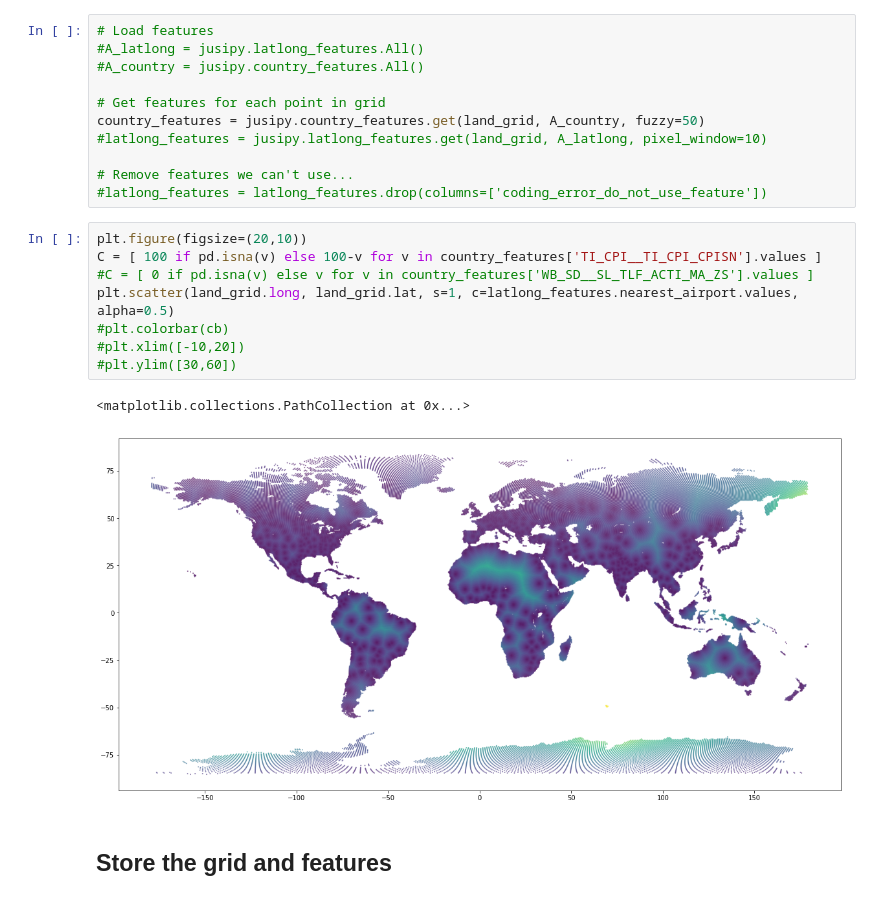
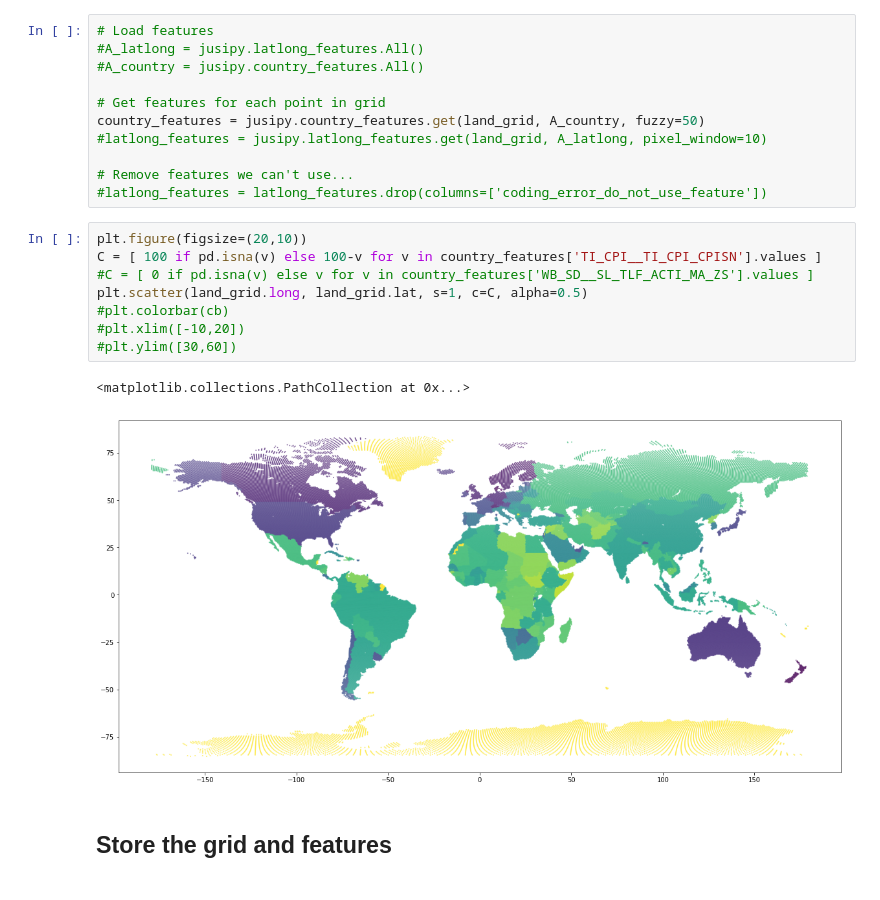
Before and after one commit to thiesgehrmann/JuSiPy_Asser, a Jupyter notebook: 2_pipeline_generate_grid.ipynb, the cells around one changed output. Cells and saved outputs as stored; diff of their text form.

```diff
--- a/2_pipeline_generate_grid.ipynb
+++ b/2_pipeline_generate_grid.ipynb
@@ -47,14 +47,14 @@ country_features = jusipy.country_features.get(land_grid, A_country, fuzzy=50)
 # %%
 plt.figure(figsize=(20,10))
 C = [ 100 if pd.isna(v) else 100-v for v in country_features['TI_CPI__TI_CPI_CPISN'].values ]
 #C = [ 0 if pd.isna(v) else v for v in country_features['WB_SD__SL_TLF_ACTI_MA_ZS'].values ]
-plt.scatter(land_grid.long, land_grid.lat, s=1, c=latlong_features.nearest_airport.values, alpha=0.5)
+plt.scatter(land_grid.long, land_grid.lat, s=1, c=C, alpha=0.5)
 #plt.colorbar(cb)
 #plt.xlim([-10,20])
 #plt.ylim([30,60])
 # %% [output]
 <matplotlib.collections.PathCollection at 0x...>
-[figure, old version]
+[figure, new version]
 # %% [markdown]
 ## Store the grid and features
 # %%
```
Also changed, not shown: parts of 1 cell of this notebook, 6 other files.
